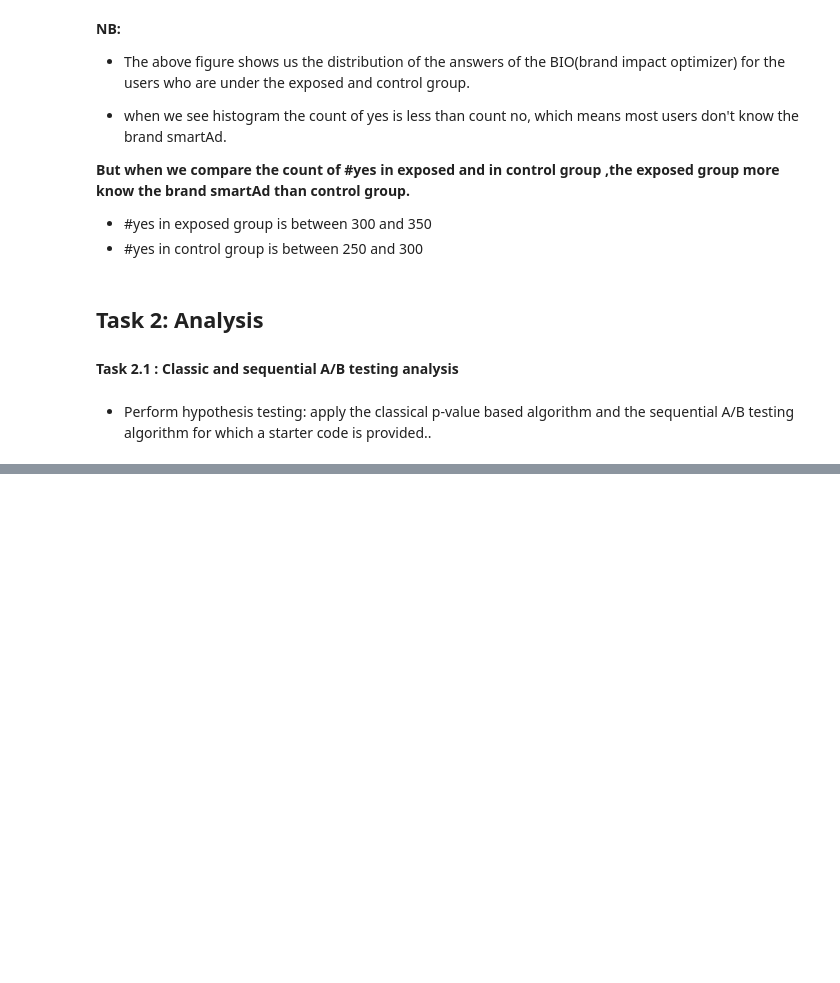
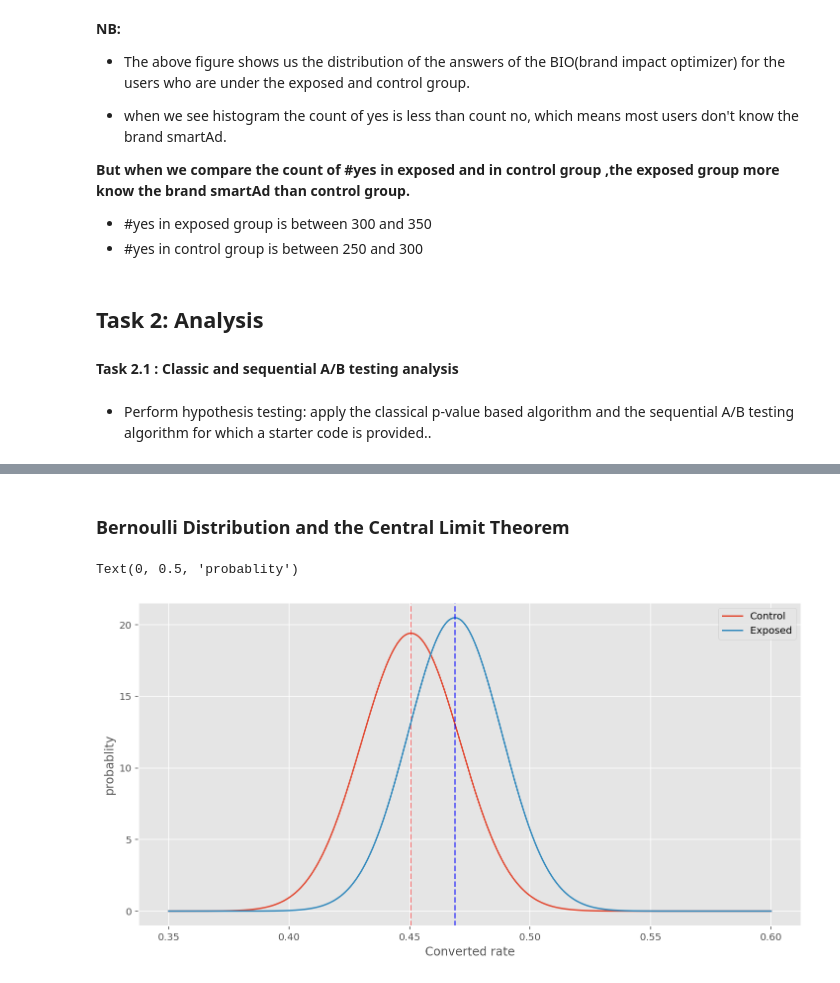
Before and after one commit to muluwork-shegaw/10Acad_week4, a Jupyter notebook: AB_Testing.ipynb, the cells around one changed output, grey strips where cells are left out. Saved outputs shown, nothing was run; the diff lists cells and outputs as text; code cells hidden in the pictures; blank space fills up the shorter version.

```diff
--- a/AB_Testing.ipynb
+++ b/AB_Testing.ipynb
@@ -81,0 +157,25 @@ multple_hist(datas,bins,legend,color)
+# %% [markdown]
+### Bernoulli Distribution and the Central Limit Theorem
+# %%
+# standard error of the mean for both groups
+std_C = np.sqrt(ctrl_cr * (1-ctrl_cr)) / np.sqrt(ctrl_total)
+std_E = np.sqrt(exp_cr * (1-exp_cr)) / np.sqrt(exp_total)
+
+# plot the null and alternative hypothesis
+fig, ax = plt.subplots(figsize=(12,6))
+x = np.linspace(.35, .6, 1000)
+
+yC = scs.norm(ctrl_cr, std_C).pdf(x)
+ax.plot(x, yC,label = "Control")
+ax.axvline(x=ctrl_cr, c='red', alpha=0.5, linestyle='--')
+
+yE = scs.norm(exp_cr, std_E).pdf(x)
+ax.plot(x, yE,label = "Exposed")
+ax.axvline(x=exp_cr, c='blue', alpha=0.5, linestyle='--')
+
+plt.legend()
+plt.xlabel('Converted rate')
+plt.ylabel('probablity')
+# %% [output]
+Text(0, 0.5, 'probablity')
+[figure, added]
```
Also changed, not shown: parts of 22 cells of this notebook.
